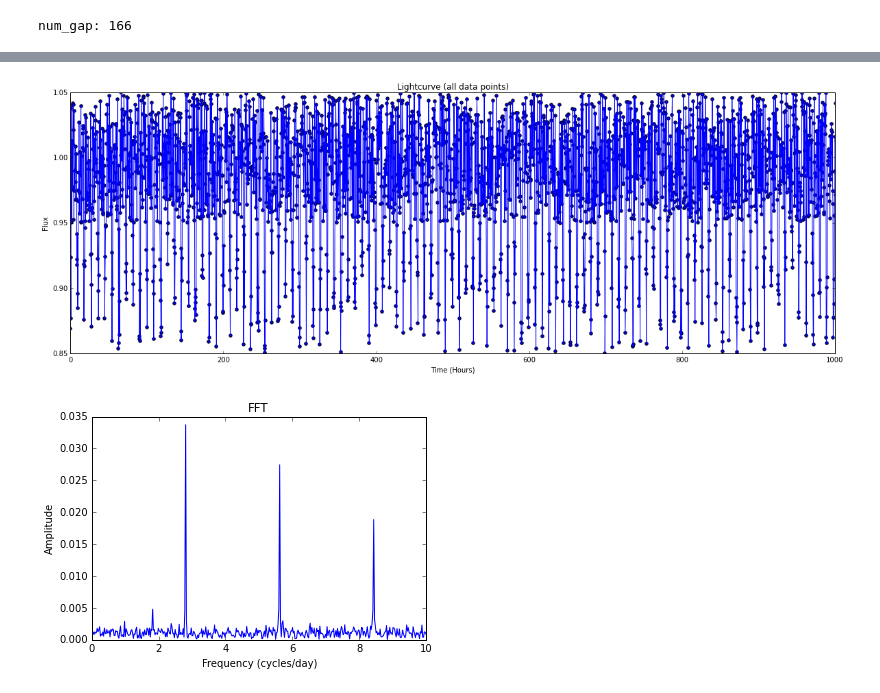
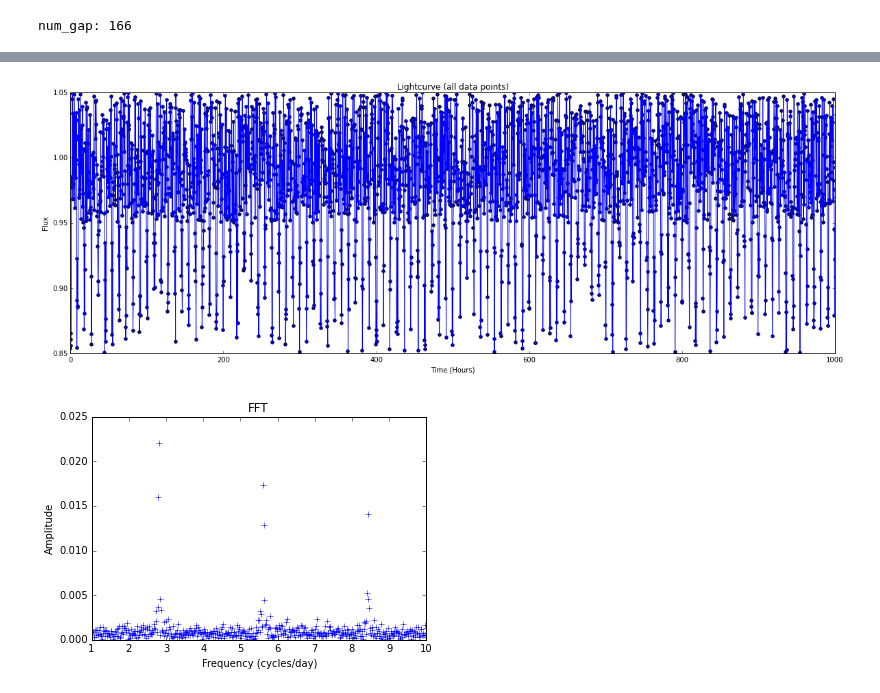
Before and after one commit to dianadianadiana/FFT, a Jupyter notebook: flux_function_transit.ipynb, the cells around one changed output, grey strips where cells are left out. Saved outputs shown, nothing was run; the diff lists cells and outputs as text; code cells hidden in the pictures.

Commit message:
oversampling works; added Sal's notes on peak width (goes from neg frequency bin to 0 to pos frequency bin)

```diff
--- a/flux_function_transit.ipynb
+++ b/flux_function_transit.ipynb
@@ -227,22 +227,20 @@ number of data points now: 2999.0 vs before: 2827
 # %%
 #plot the lightcurves
 
 #plot lightcurve all data points
 fig = plt.figure(figsize=(20,15))
 ax = fig.add_subplot(2,1,1)
-t = time_cad
-f = flux_cad
-ax.scatter(t,f)
-ax.plot(t,f)
+ax.scatter(time_cad,flux_cad)
+ax.plot(time_cad,flux_cad)
 
 plt.title("Lightcurve (all data points)")
 plt.xlabel("Time (Hours)")
 plt.ylabel("Flux")
 plt.xlim([a,b])
 plt.ylim([1 - 1.5*delta, 1. + .5*delta])
 plt.show()
 # %% [output]
-[figure, old version]
+[figure, new version]
 # %%
 ### FFT part
 
@@ -254,22 +252,19 @@ if N_log > N_log_round:
 else:
     N_over = N_log_round
 
-newN = 2**(N_over)
+extra_fact = 0
+newN = 2**(N_over + extra_fact)
+
 diff = newN - N
-mean = np.mean(flux_cad)
+mean = np.mean(f)
 voidf = np.zeros(diff) + mean
-newf = np.append(f, voidf)
-
-### use these two variables to compare oversampling vs not oversampling
-newN = N
-newf = f
+newf = np.append(flux_cad, voidf)
 
 norm_fact = 2.0 / newN # normalization factor
 f_flux = fft(newf) * norm_fact
 
 freq = fftfreq(len(newf))
-d_pts_new = (b-a)/newN
-freq_fact = 1.0 / d_pts_new #frequency factor
+freq_fact = 1.0 / d_pts #frequency factor
 
 postivefreq = freq > 0 # take only positive values
 freq, f_flux = freq[postivefreq], f_flux[postivefreq]
@@ -277,16 +272,30 @@ freq, f_flux = freq[postivefreq], f_flux[postivefreq]
 power = np.abs(f_flux)
 
 conv_hr_day = 24. #conversion factor from cycles/hour to cycles/day
-
+constant = freq_fact*conv_hr_day
 #because of oversampling, need to remove the first few terms,
 #ex if N=3000 and the over sampling size is 100,000, then the first 30 points should not be considered
 #also means that each cluster of higher amplitudes are in groups of 30 points
-plt.plot(freq*freq_fact*conv_hr_day, power,'b')
+plt.plot(freq[newN/N:]*constant, power[newN/N:],'b+')
 
 plt.title("FFT")
 plt.xlabel("Frequency (cycles/day)")
 plt.ylabel("Amplitude")
-plt.xlim([0,10])
+plt.xlim([1,10])
+# plt.xlim([2.77,2.835])
+# plt.scatter([freq[1266]*freq_fact*conv_hr_day,freq[1287]*freq_fact*conv_hr_day],[power[1266],power[1287]])
 plt.show()
+
+
+# print(freq[1277]*freq_fact*conv_hr_day)
+# print(power[1277])
+# print(freq[1266]*freq_fact*conv_hr_day)
+# print(power[1266])
+# print(freq[1287]*freq_fact*conv_hr_day)
+# print(power[1287])
+
+# peak_width = freq[1287]*freq_fact*conv_hr_day - freq[1266]*freq_fact*conv_hr_day
+
+# print(peak_width)
 # %% [output]
-[figure, old version]
+[figure, new version]
```
Also changed, not shown: parts of 17 cells of this notebook.
